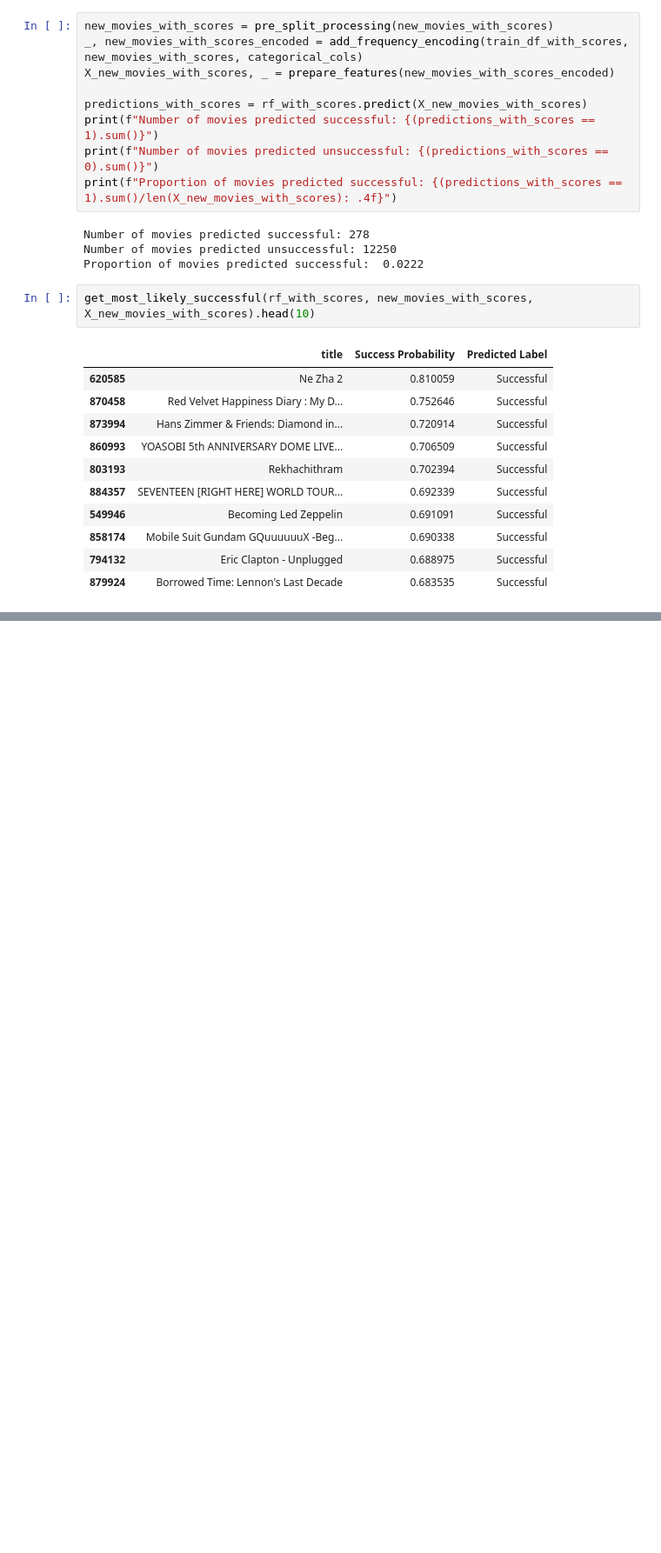
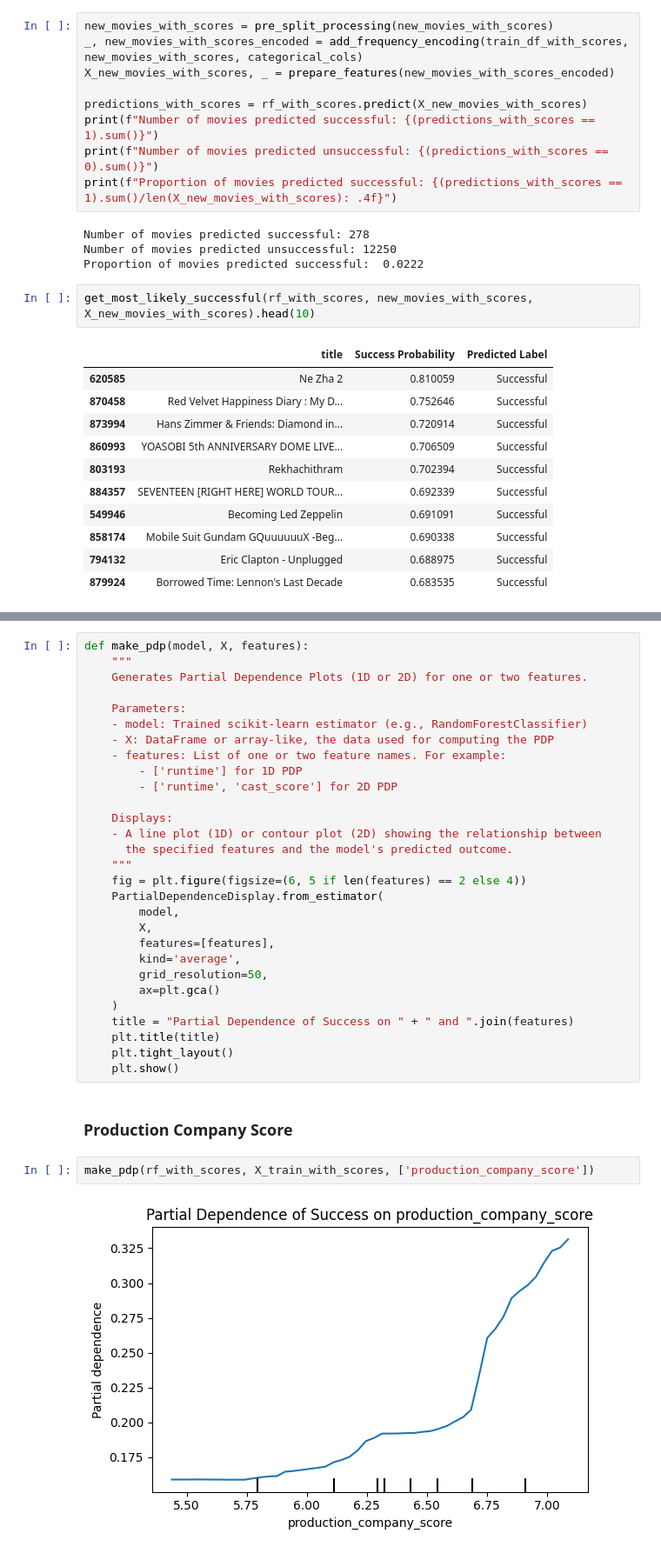
Before and after one commit to jonnycomes/movie-data, a Jupyter notebook: notebooks/successful_movie_prediction/main_models_and_predictions.ipynb, the cells around one changed output, grey strips where cells are left out. Shown at 87% size. Saved outputs shown, nothing was run; the diff lists cells and outputs as text; blank space fills up the shorter version.

```diff
--- a/notebooks/successful_movie_prediction/main_models_and_predictions.ipynb
+++ b/notebooks/successful_movie_prediction/main_models_and_predictions.ipynb
@@ -520,0 +547,35 @@ get_most_likely_successful(rf_with_scores, new_movies_with_scores, X_new_movies_
+# %%
+def make_pdp(model, X, features):
+    """
+    Generates Partial Dependence Plots (1D or 2D) for one or two features.
+
+    Parameters:
+    - model: Trained scikit-learn estimator (e.g., RandomForestClassifier)
+    - X: DataFrame or array-like, the data used for computing the PDP
+    - features: List of one or two feature names. For example:
+        - ['runtime'] for 1D PDP
+        - ['runtime', 'cast_score'] for 2D PDP
+
+    Displays:
+    - A line plot (1D) or contour plot (2D) showing the relationship between
+      the specified features and the model's predicted outcome.
+    """
+    fig = plt.figure(figsize=(6, 5 if len(features) == 2 else 4))
+    PartialDependenceDisplay.from_estimator(
+        model,
+        X,
+        features=[features],
+        kind='average',
+        grid_resolution=50,
+        ax=plt.gca()
+    )
+    title = "Partial Dependence of Success on " + " and ".join(features)
+    plt.title(title)
+    plt.tight_layout()
+    plt.show()
+# %% [markdown]
+### Production Company Score
+# %%
+make_pdp(rf_with_scores, X_train_with_scores, ['production_company_score'])
+# %% [output]
+[figure, added]
```
Also changed, not shown: parts of 13 cells of this notebook.
